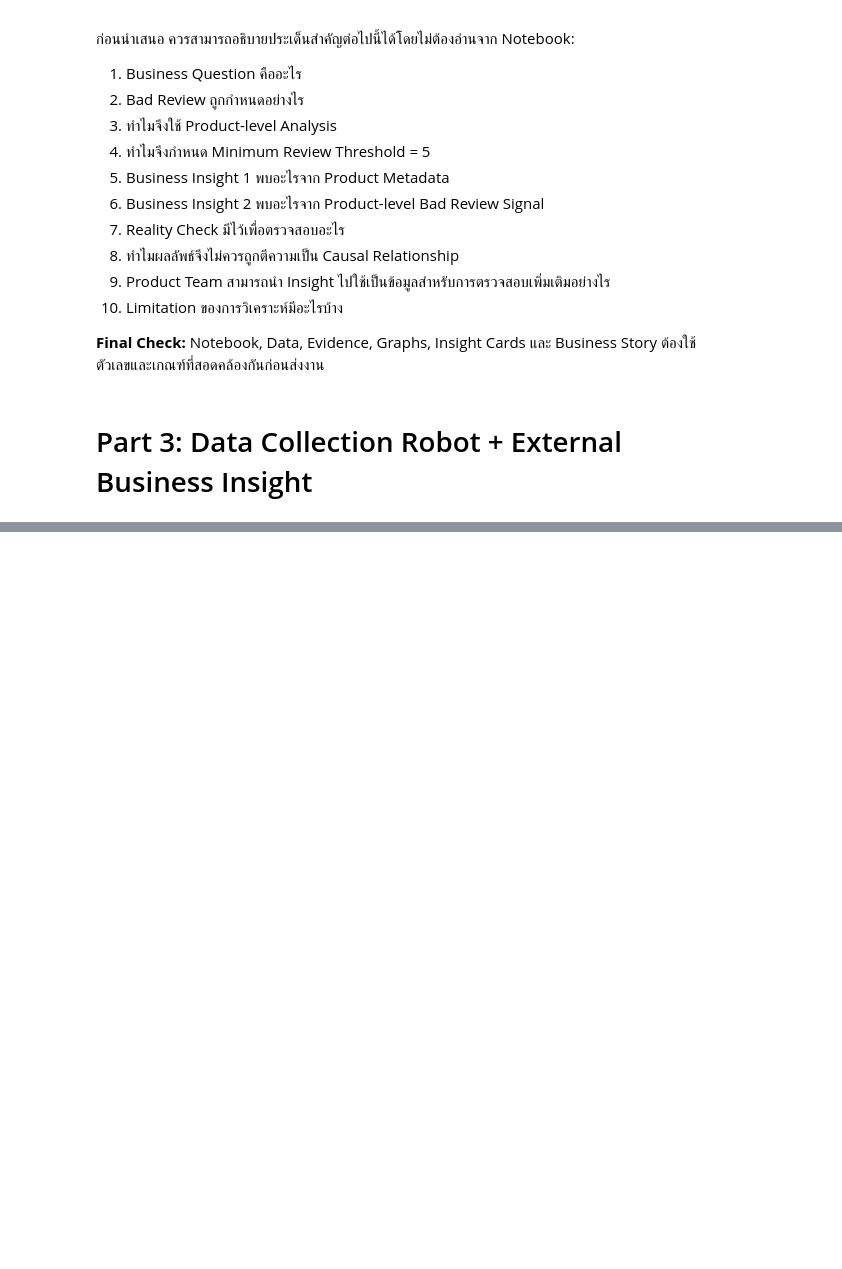
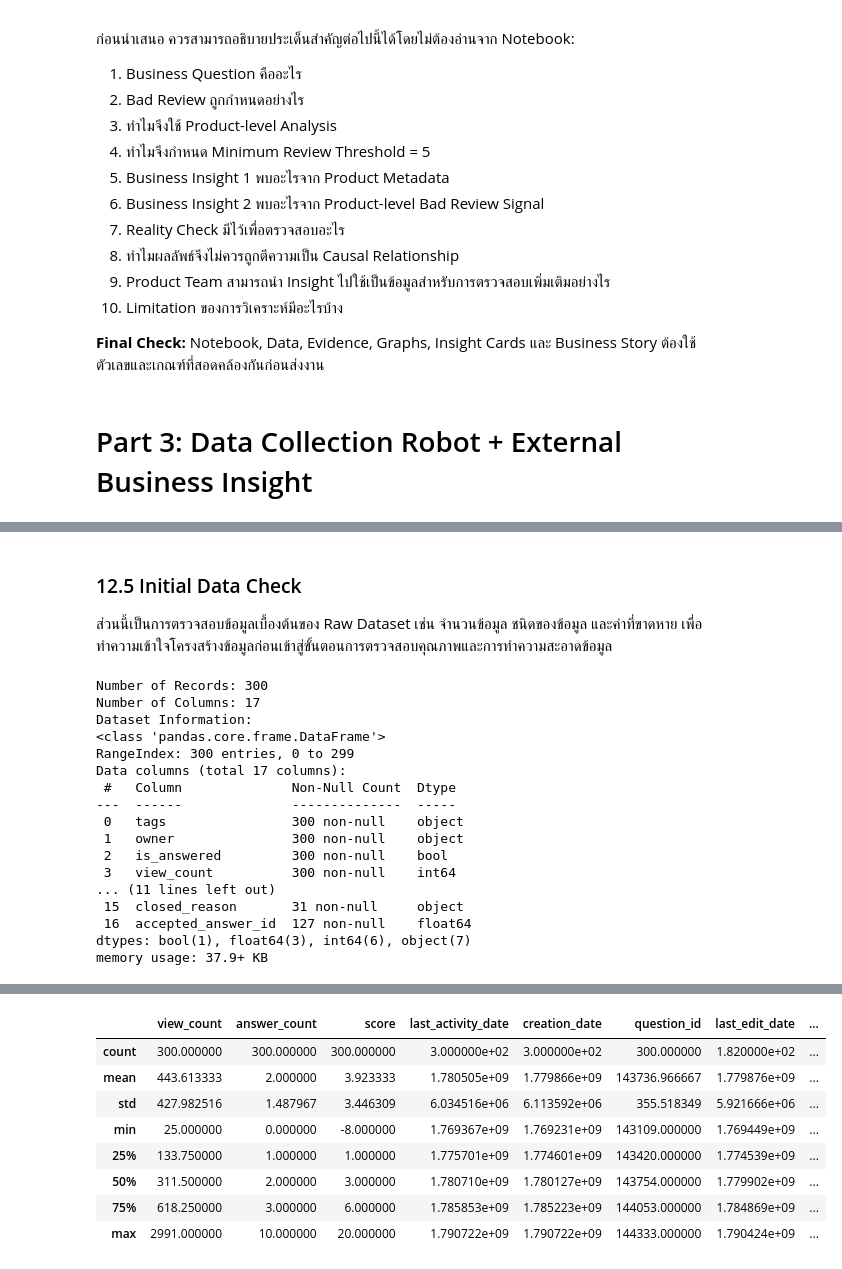
Before and after one commit to suphitchakh-web/Project_1, a Jupyter notebook: Team06_Part2.ipynb, the cells around one changed output, grey strips where cells are left out. Drawn from its saved outputs; the diff is of its cells as text; code cells hidden in the pictures; blank space fills up the shorter version.

```diff
--- a/Team06_Part2.ipynb
+++ b/Team06_Part2.ipynb
@@ -3377,0 +3149,21 @@ display(df.head())
+# %%
+import requests
+import pandas as pd
+
+url = "https://api.stackexchange.com/2.3/questions"
+
+params = {
+    "site": "music",
+    "pagesize": 10,
+    "order": "desc",
+    "sort": "creation",
+    "filter": "withbody"
+}
+
+response = requests.get(url, params=params)
+data = response.json()
+
+print("Status Code:", response.status_code)
+print("จำนวนข้อมูลที่ดึงได้:", len(data.get("items", [])))
+
+data.get("items", [])[:2]
@@ -3377,0 +3310,46 @@ display(df.head())
+# %% [markdown]
+### 12.5 Initial Data Check
+
+ส่วนนี้เป็นการตรวจสอบข้อมูลเบื้องต้นของ Raw Dataset เช่น จำนวนข้อมูล ชนิดของข้อมูล และค่าที่ขาดหาย เพื่อทำความเข้าใจโครงสร้างข้อมูลก่อนเข้าสู่ขั้นตอนการตรวจสอบคุณภาพและการทำความสะอาดข้อมูล
+# %%
+# ============================================================
+# 12.5 Initial Data Check
+# ============================================================
+
+# Check the number of records and columns
+num_records = len(external_raw_df)
+num_columns = len(external_raw_df.columns)
+
+print("Number of Records:", num_records)
+print("Number of Columns:", num_columns)
+
+# ============================================================
+# Check Dataset Structure
+# ============================================================
+
+print("Dataset Information:")
+external_raw_df.info()
+
+# Display the first 5 records
+display(external_raw_df.head())
+
+# Summary statistics for numerical columns
+display(external_raw_df.describe())
+# %% [output]
+Number of Records: 300
+Number of Columns: 17
+Dataset Information:
+<class 'pandas.core.frame.DataFrame'>
+RangeIndex: 300 entries, 0 to 299
+Data columns (total 17 columns):
+ #   Column              Non-Null Count  Dtype
+---  ------              --------------  -----
+ 0   tags                300 non-null    object
+ 1   owner               300 non-null    object
+ 2   is_answered         300 non-null    bool
+ 3   view_count          300 non-null    int64
+... (11 lines left out)
+ 15  closed_reason       31 non-null     object
+ 16  accepted_answer_id  127 non-null    float64
+dtypes: bool(1), float64(3), int64(6), object(7)
+memory usage: 37.9+ KB
@@ -3377,0 +3362,9 @@ display(df.head())
+|  | view_count | answer_count | score | last_activity_date | creation_date | question_id | last_edit_date | ... |
+| count | 300.000000 | 300.000000 | 300.000000 | 3.000000e+02 | 3.000000e+02 | 300.000000 | 1.820000e+02 | ... |
+| mean | 443.613333 | 2.000000 | 3.923333 | 1.780505e+09 | 1.779866e+09 | 143736.966667 | 1.779876e+09 | ... |
+| std | 427.982516 | 1.487967 | 3.446309 | 6.034516e+06 | 6.113592e+06 | 355.518349 | 5.921666e+06 | ... |
+| min | 25.000000 | 0.000000 | -8.000000 | 1.769367e+09 | 1.769231e+09 | 143109.000000 | 1.769449e+09 | ... |
+| 25% | 133.750000 | 1.000000 | 1.000000 | 1.775701e+09 | 1.774601e+09 | 143420.000000 | 1.774539e+09 | ... |
+| 50% | 311.500000 | 2.000000 | 3.000000 | 1.780710e+09 | 1.780127e+09 | 143754.000000 | 1.779902e+09 | ... |
+| 75% | 618.250000 | 3.000000 | 6.000000 | 1.785853e+09 | 1.785223e+09 | 144053.000000 | 1.784869e+09 | ... |
+| max | 2991.000000 | 10.000000 | 20.000000 | 1.790722e+09 | 1.790722e+09 | 144333.000000 | 1.790424e+09 | ... |
```
Also changed, not shown: parts of 66 cells of this notebook.
